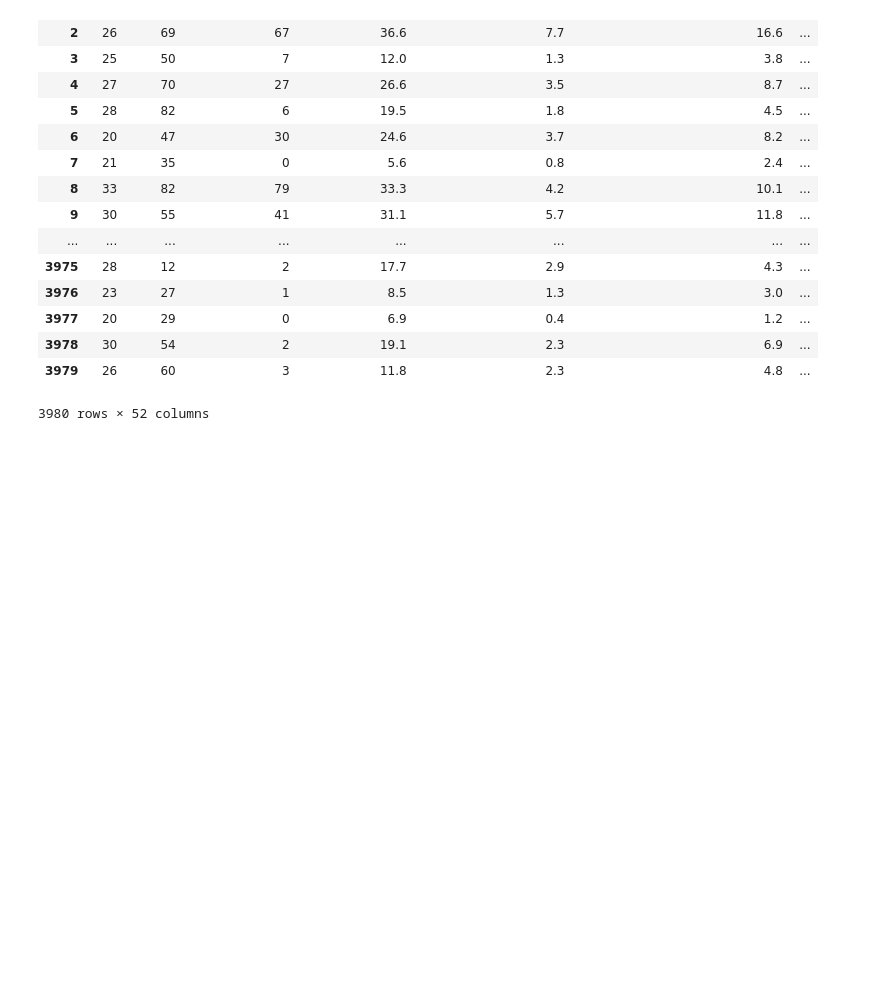
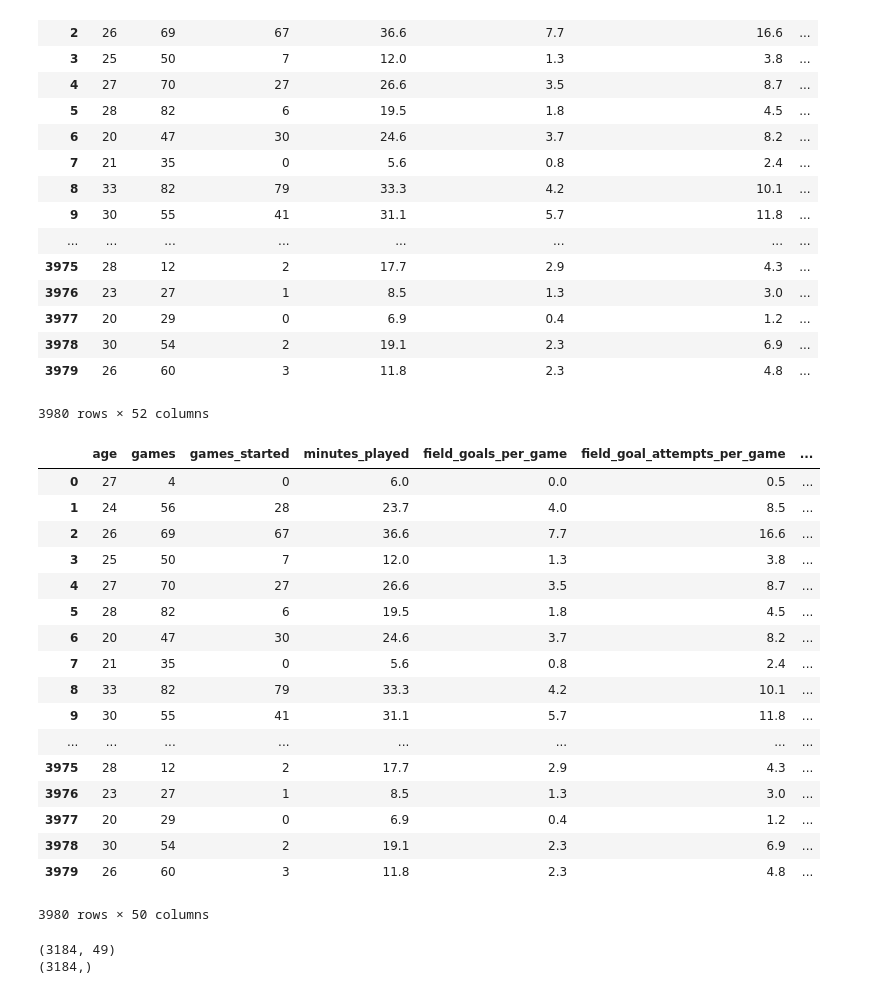
Before and after one commit to aarshpatel/NBA2K-Ratings-Prediction, a Jupyter notebook: Data/Quick Data Analysis.ipynb, the cells around one changed output. Cells and saved outputs as stored; diff of their text form; code cells hidden in the pictures; blank space fills up the shorter version.

```diff
--- a/Data/Quick Data Analysis.ipynb
+++ b/Data/Quick Data Analysis.ipynb
@@ -118,0 +119,27 @@ np.save("labels.npy", y_data)
+# %%
+df = pd.read_csv("../feature_engineered_dataset.csv")
+# %%
+cols = list(df.columns.values) #Make a list of all of the columns in the df
+cols.pop(cols.index('rating')) #Remove b from list
+df = df[cols+['rating']] #Create new dataframe with columns in the order you want
+# %%
+df
+# %% [output]
+|  | age | games | games_started | minutes_played | field_goals_per_game | field_goal_attempts_per_game | ... |
+| 0 | 27 | 4 | 0 | 6.0 | 0.0 | 0.5 | ... |
+| 1 | 24 | 56 | 28 | 23.7 | 4.0 | 8.5 | ... |
+| 2 | 26 | 69 | 67 | 36.6 | 7.7 | 16.6 | ... |
+| 3 | 25 | 50 | 7 | 12.0 | 1.3 | 3.8 | ... |
+| 4 | 27 | 70 | 27 | 26.6 | 3.5 | 8.7 | ... |
+| 5 | 28 | 82 | 6 | 19.5 | 1.8 | 4.5 | ... |
+| 6 | 20 | 47 | 30 | 24.6 | 3.7 | 8.2 | ... |
+| 7 | 21 | 35 | 0 | 5.6 | 0.8 | 2.4 | ... |
+| 8 | 33 | 82 | 79 | 33.3 | 4.2 | 10.1 | ... |
+| 9 | 30 | 55 | 41 | 31.1 | 5.7 | 11.8 | ... |
+| ... | ... | ... | ... | ... | ... | ... | ... |
+| 3975 | 28 | 12 | 2 | 17.7 | 2.9 | 4.3 | ... |
+| 3976 | 23 | 27 | 1 | 8.5 | 1.3 | 3.0 | ... |
+| 3977 | 20 | 29 | 0 | 6.9 | 0.4 | 1.2 | ... |
+| 3978 | 30 | 54 | 2 | 19.1 | 2.3 | 6.9 | ... |
+| 3979 | 26 | 60 | 3 | 11.8 | 2.3 | 4.8 | ... |
+3980 rows × 50 columns
@@ -118,0 +159,6 @@ np.save("labels.npy", y_data)
+# %%
+print X_train.shape
+print X_test.shape
+# %% [output]
+(3184, 49)
+(3184,)
```
Also changed, not shown: parts of 5 cells of this notebook.
